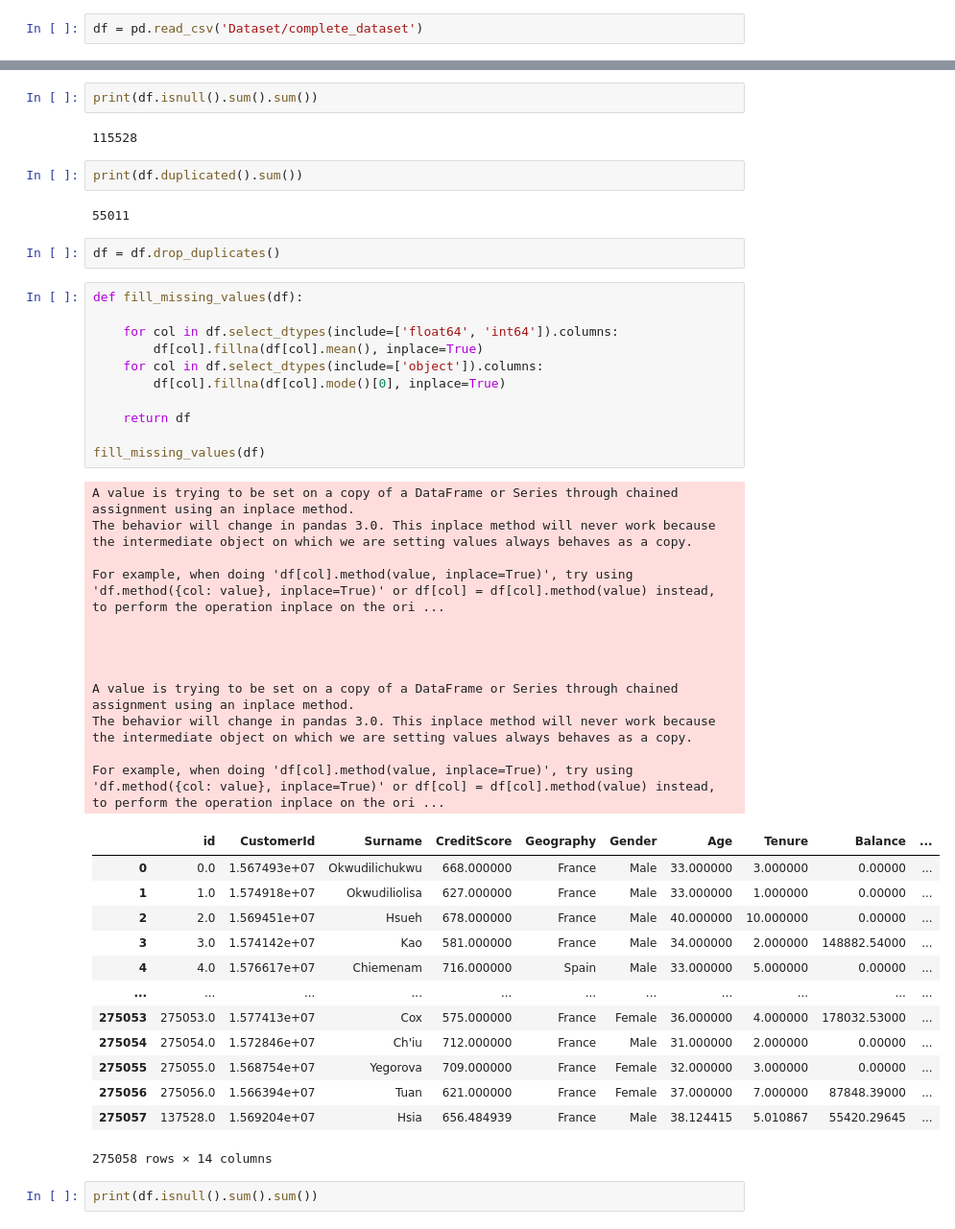
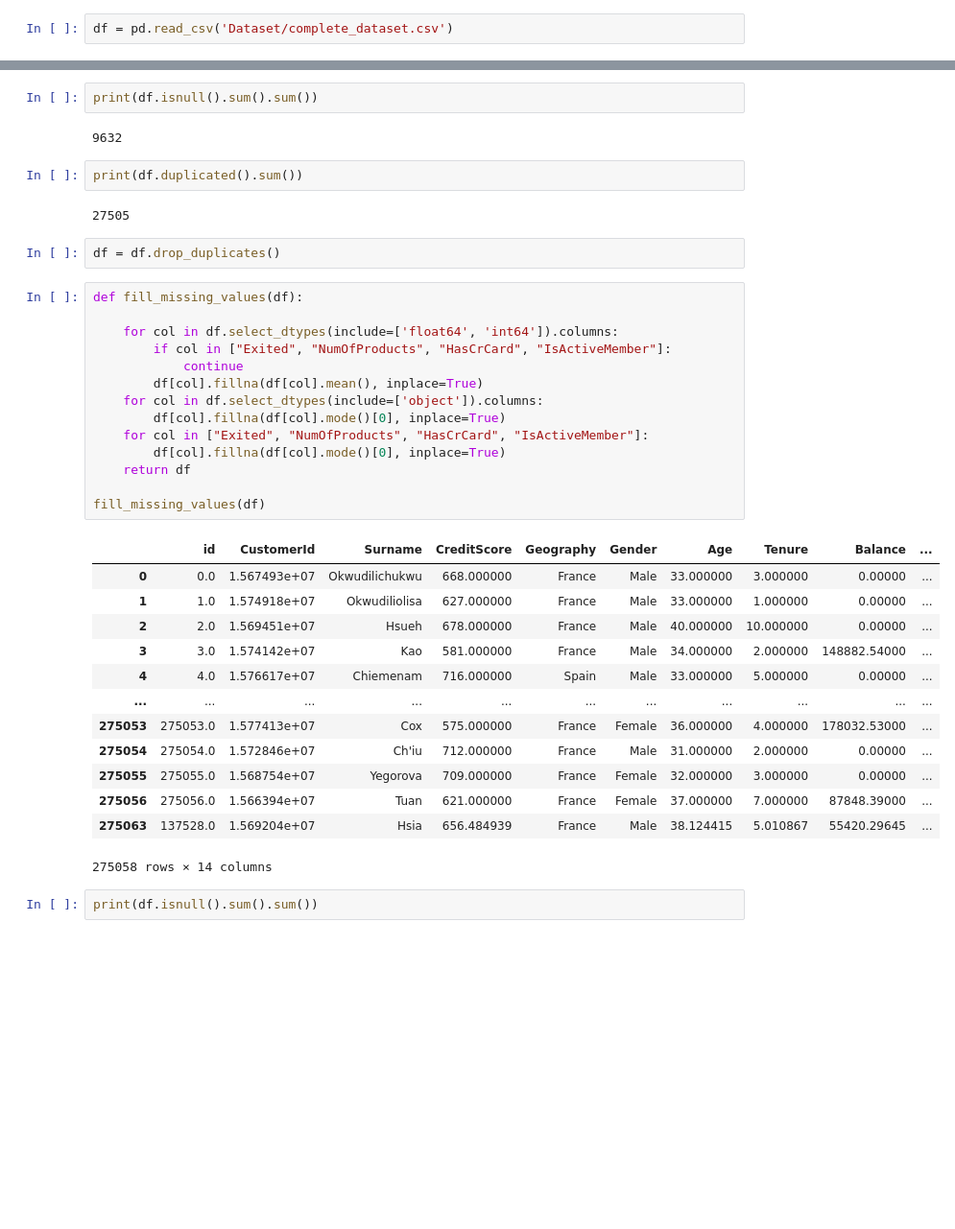
Before and after one commit to Aarzooj/CSE-558-Data-Science-Project, a Jupyter notebook: preprocessing.ipynb, the cells around one changed output, grey strips where cells are left out. Shown at 96% size. Saved outputs shown, nothing was run; the diff lists cells and outputs as text; blank space fills up the shorter version.

```diff
--- a/preprocessing.ipynb
+++ b/preprocessing.ipynb
@@ -24,7 +24,7 @@ from scipy.stats import ttest_ind, zscore
 from statsmodels.stats.weightstats import ztest
 from scipy.stats import chi2_contingency
 # %%
-df = pd.read_csv('Dataset/complete_dataset')
+df = pd.read_csv('Dataset/complete_dataset.csv')
 # %%
 print(df)
 # %% [output]
@@ -48,50 +48,41 @@ print(df)
 # %%
 print(df.isnull().sum().sum())
 # %% [output]
-115528
+9632
 # %%
 print(df.duplicated().sum())
 # %% [output]
-55011
+27505
 # %%
 df = df.drop_duplicates()
 # %%
 def fill_missing_values(df):
 
     for col in df.select_dtypes(include=['float64', 'int64']).columns:
+        if col in ["Exited", "NumOfProducts", "HasCrCard", "IsActiveMember"]:
+            continue
         df[col].fillna(df[col].mean(), inplace=True)
     for col in df.select_dtypes(include=['object']).columns:
         df[col].fillna(df[col].mode()[0], inplace=True)
-
+    for col in ["Exited", "NumOfProducts", "HasCrCard", "IsActiveMember"]:
+        df[col].fillna(df[col].mode()[0], inplace=True)
     return df
 
 fill_missing_values(df)
 # %% [output]
+|  | id | CustomerId | Surname | CreditScore | Geography | Gender | Age | Tenure | Balance | ... |
+| 0 | 0.0 | 1.567493e+07 | Okwudilichukwu | 668.000000 | France | Male | 33.000000 | 3.000000 | 0.00000 | ... |
+| 1 | 1.0 | 1.574918e+07 | Okwudiliolisa | 627.000000 | France | Male | 33.000000 | 1.000000 | 0.00000 | ... |
+| 2 | 2.0 | 1.569451e+07 | Hsueh | 678.000000 | France | Male | 40.000000 | 10.000000 | 0.00000 | ... |
+| 3 | 3.0 | 1.574142e+07 | Kao | 581.000000 | France | Male | 34.000000 | 2.000000 | 148882.54000 | ... |
+| 4 | 4.0 | 1.576617e+07 | Chiemenam | 716.000000 | Spain | Male | 33.000000 | 5.000000 | 0.00000 | ... |
+| ... | ... | ... | ... | ... | ... | ... | ... | ... | ... | ... |
+| 275053 | 275053.0 | 1.577413e+07 | Cox | 575.000000 | France | Female | 36.000000 | 4.000000 | 178032.53000 | ... |
+| 275054 | 275054.0 | 1.572846e+07 | Ch'iu | 712.000000 | France | Male | 31.000000 | 2.000000 | 0.00000 | ... |
+| 275055 | 275055.0 | 1.568754e+07 | Yegorova | 709.000000 | France | Female | 32.000000 | 3.000000 | 0.00000 | ... |
+| 275056 | 275056.0 | 1.566394e+07 | Tuan | 621.000000 | France | Female | 37.000000 | 7.000000 | 87848.39000 | ... |
+| 275063 | 137528.0 | 1.569204e+07 | Hsia | 656.484939 | France | Male | 38.124415 | 5.010867 | 55420.29645 | ... |
-A value is trying to be set on a copy of a DataFrame or Series through chained assignment using an inplace method.
-The behavior will change in pandas 3.0. This inplace method will never work because the intermediate object on which we are setting values always behaves as a copy.
-
-For example, when doing 'df[col].method(value, inplace=True)', try using 'df.method({col: value}, inplace=True)' or df[col] = df[col].method(value) instead, to perform the operation inplace on the ori ...
-
-
-
-
-A value is trying to be set on a copy of a DataFrame or Series through chained assignment using an inplace method.
-The behavior will change in pandas 3.0. This inplace method will never work because the intermediate object on which we are setting values always behaves as a copy.
-
-For example, when doing 'df[col].method(value, inplace=True)', try using 'df.method({col: value}, inplace=True)' or df[col] = df[col].method(value) instead, to perform the operation inplace on the ori ...
+275058 rows × 14 columns
-|  | id | CustomerId | Surname | CreditScore | Geography | Gender | Age | Tenure | Balance | ... |
-| 0 | 0.0 | 1.567493e+07 | Okwudilichukwu | 668.000000 | France | Male | 33.000000 | 3.000000 | 0.00000 | ... |
-| 1 | 1.0 | 1.574918e+07 | Okwudiliolisa | 627.000000 | France | Male | 33.000000 | 1.000000 | 0.00000 | ... |
-| 2 | 2.0 | 1.569451e+07 | Hsueh | 678.000000 | France | Male | 40.000000 | 10.000000 | 0.00000 | ... |
-| 3 | 3.0 | 1.574142e+07 | Kao | 581.000000 | France | Male | 34.000000 | 2.000000 | 148882.54000 | ... |
-| 4 | 4.0 | 1.576617e+07 | Chiemenam | 716.000000 | Spain | Male | 33.000000 | 5.000000 | 0.00000 | ... |
-| ... | ... | ... | ... | ... | ... | ... | ... | ... | ... | ... |
-| 275053 | 275053.0 | 1.577413e+07 | Cox | 575.000000 | France | Female | 36.000000 | 4.000000 | 178032.53000 | ... |
-| 275054 | 275054.0 | 1.572846e+07 | Ch'iu | 712.000000 | France | Male | 31.000000 | 2.000000 | 0.00000 | ... |
-| 275055 | 275055.0 | 1.568754e+07 | Yegorova | 709.000000 | France | Female | 32.000000 | 3.000000 | 0.00000 | ... |
-| 275056 | 275056.0 | 1.566394e+07 | Tuan | 621.000000 | France | Female | 37.000000 | 7.000000 | 87848.39000 | ... |
-| 275057 | 137528.0 | 1.569204e+07 | Hsia | 656.484939 | France | Male | 38.124415 | 5.010867 | 55420.29645 | ... |
-275058 rows × 14 columns
 # %%
 print(df.isnull().sum().sum())
 # %% [output]
```
Also changed, not shown: parts of 4 cells of this notebook, 2 other files.
